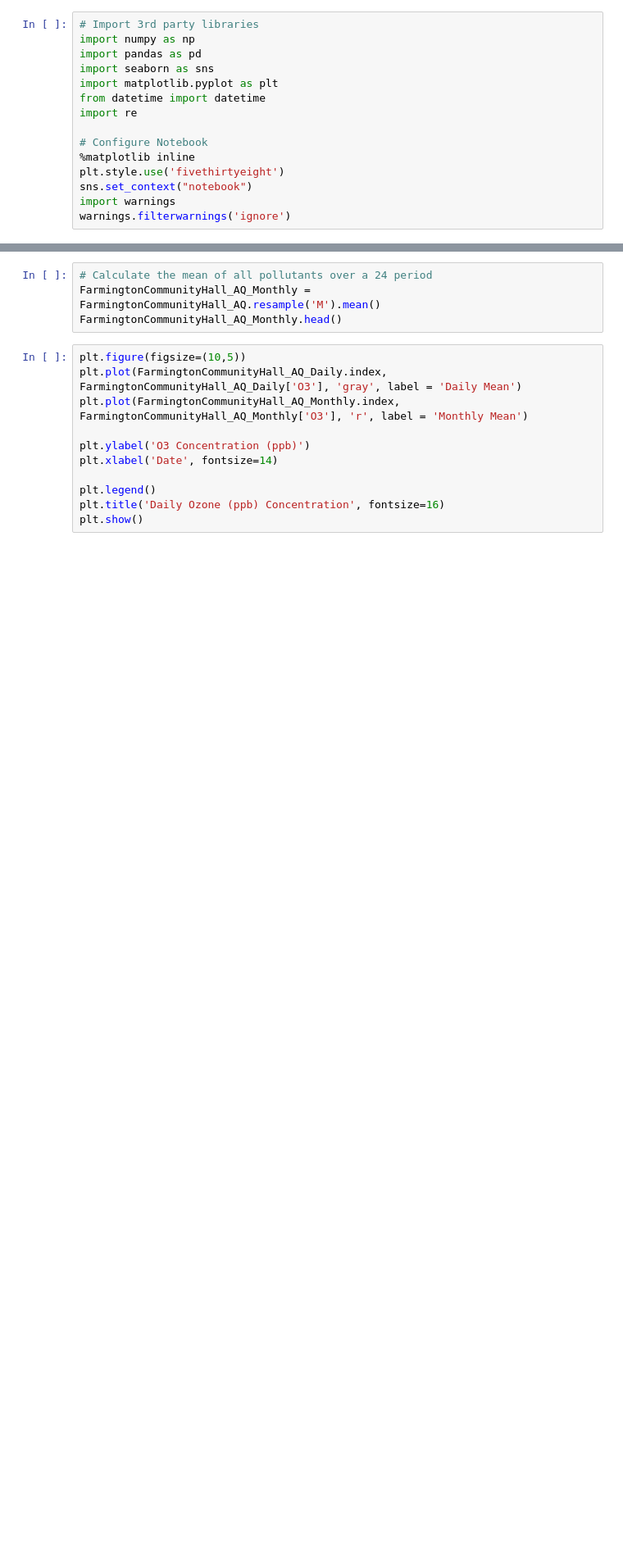
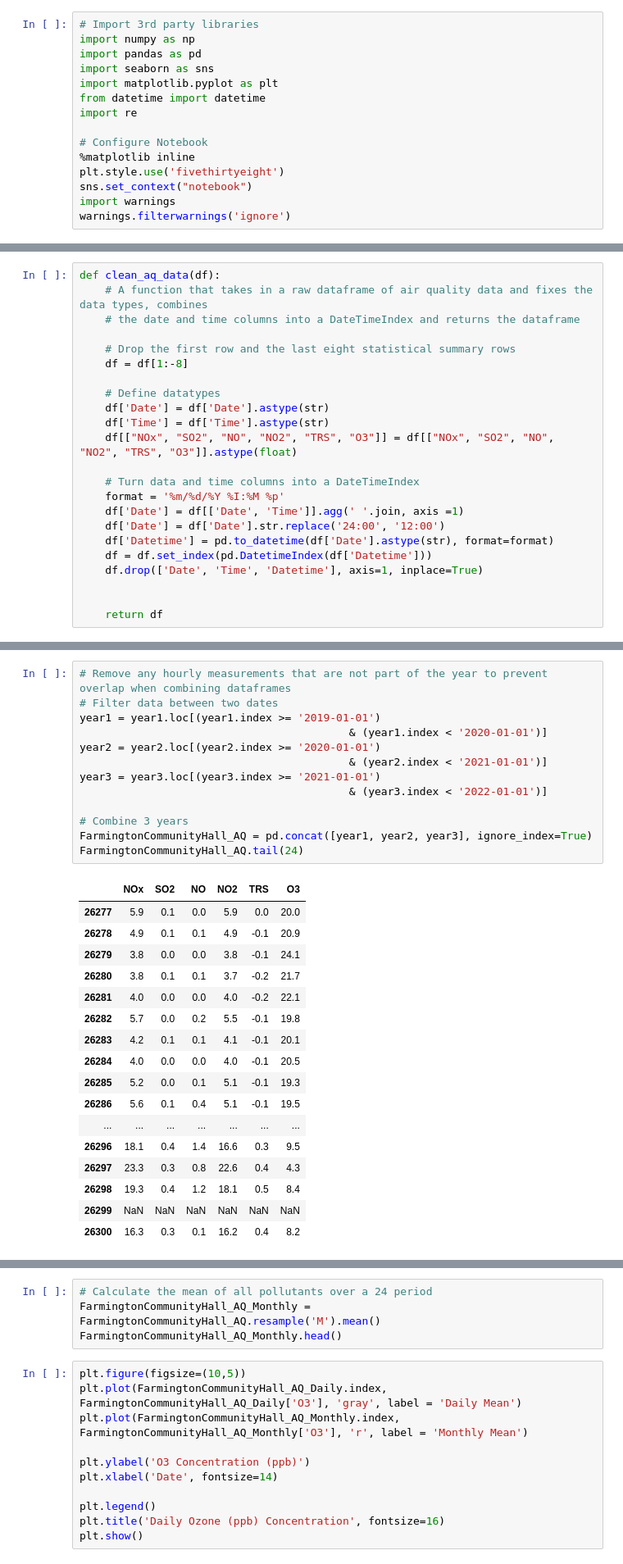
Before and after one commit to mirandadoris/CIV1498_Project2_Pythoneers, a Jupyter notebook: 1-Data_cleaning/AQ_Data_Cleaning.ipynb, the cells around one changed output, grey strips where cells are left out. Shown at 82% size. Cells and saved outputs as stored; diff of their text form; blank space fills up the shorter version.

```diff
--- a/1-Data_cleaning/AQ_Data_Cleaning.ipynb
+++ b/1-Data_cleaning/AQ_Data_Cleaning.ipynb
@@ -98,0 +43,23 @@ FarmingtonCommunityHall_AQ.head(24)
+# %%
+def clean_aq_data(df):
+    # A function that takes in a raw dataframe of air quality data and fixes the data types, combines
+    # the date and time columns into a DateTimeIndex and returns the dataframe
+
+    # Drop the first row and the last eight statistical summary rows
+    df = df[1:-8]
+
+    # Define datatypes
+    df['Date'] = df['Date'].astype(str)
+    df['Time'] = df['Time'].astype(str)
+    df[["NOx", "SO2", "NO", "NO2", "TRS", "O3"]] = df[["NOx", "SO2", "NO", "NO2", "TRS", "O3"]].astype(float)
+
+    # Turn data and time columns into a DateTimeIndex
+    format = '%m/%d/%Y %I:%M %p'
+    df['Date'] = df[['Date', 'Time']].agg(' '.join, axis =1)
+    df['Date'] = df['Date'].str.replace('24:00', '12:00')
+    df['Datetime'] = pd.to_datetime(df['Date'].astype(str), format=format)
+    df = df.set_index(pd.DatetimeIndex(df['Datetime']))
+    df.drop(['Date', 'Time', 'Datetime'], axis=1, inplace=True)
+
+
+    return df
@@ -98,0 +84,31 @@ FarmingtonCommunityHall_AQ.head(24)
+# %%
+# Remove any hourly measurements that are not part of the year to prevent overlap when combining dataframes
+# Filter data between two dates
+year1 = year1.loc[(year1.index >= '2019-01-01')
+                                          & (year1.index < '2020-01-01')]
+year2 = year2.loc[(year2.index >= '2020-01-01')
+                                          & (year2.index < '2021-01-01')]
+year3 = year3.loc[(year3.index >= '2021-01-01')
+                                          & (year3.index < '2022-01-01')]
+
+# Combine 3 years
+FarmingtonCommunityHall_AQ = pd.concat([year1, year2, year3], ignore_index=True)
+FarmingtonCommunityHall_AQ.tail(24)
+# %% [output]
+|  | NOx | SO2 | NO | NO2 | TRS | O3 |
+| 26277 | 5.9 | 0.1 | 0.0 | 5.9 | 0.0 | 20.0 |
+| 26278 | 4.9 | 0.1 | 0.1 | 4.9 | -0.1 | 20.9 |
+| 26279 | 3.8 | 0.0 | 0.0 | 3.8 | -0.1 | 24.1 |
+| 26280 | 3.8 | 0.1 | 0.1 | 3.7 | -0.2 | 21.7 |
+| 26281 | 4.0 | 0.0 | 0.0 | 4.0 | -0.2 | 22.1 |
+| 26282 | 5.7 | 0.0 | 0.2 | 5.5 | -0.1 | 19.8 |
+| 26283 | 4.2 | 0.1 | 0.1 | 4.1 | -0.1 | 20.1 |
+| 26284 | 4.0 | 0.0 | 0.0 | 4.0 | -0.1 | 20.5 |
+| 26285 | 5.2 | 0.0 | 0.1 | 5.1 | -0.1 | 19.3 |
+| 26286 | 5.6 | 0.1 | 0.4 | 5.1 | -0.1 | 19.5 |
+| ... | ... | ... | ... | ... | ... | ... |
+| 26296 | 18.1 | 0.4 | 1.4 | 16.6 | 0.3 | 9.5 |
+| 26297 | 23.3 | 0.3 | 0.8 | 22.6 | 0.4 | 4.3 |
+| 26298 | 19.3 | 0.4 | 1.2 | 18.1 | 0.5 | 8.4 |
+| 26299 | NaN | NaN | NaN | NaN | NaN | NaN |
+| 26300 | 16.3 | 0.3 | 0.1 | 16.2 | 0.4 | 8.2 |
```
Also changed, not shown: parts of 18 cells of this notebook.
